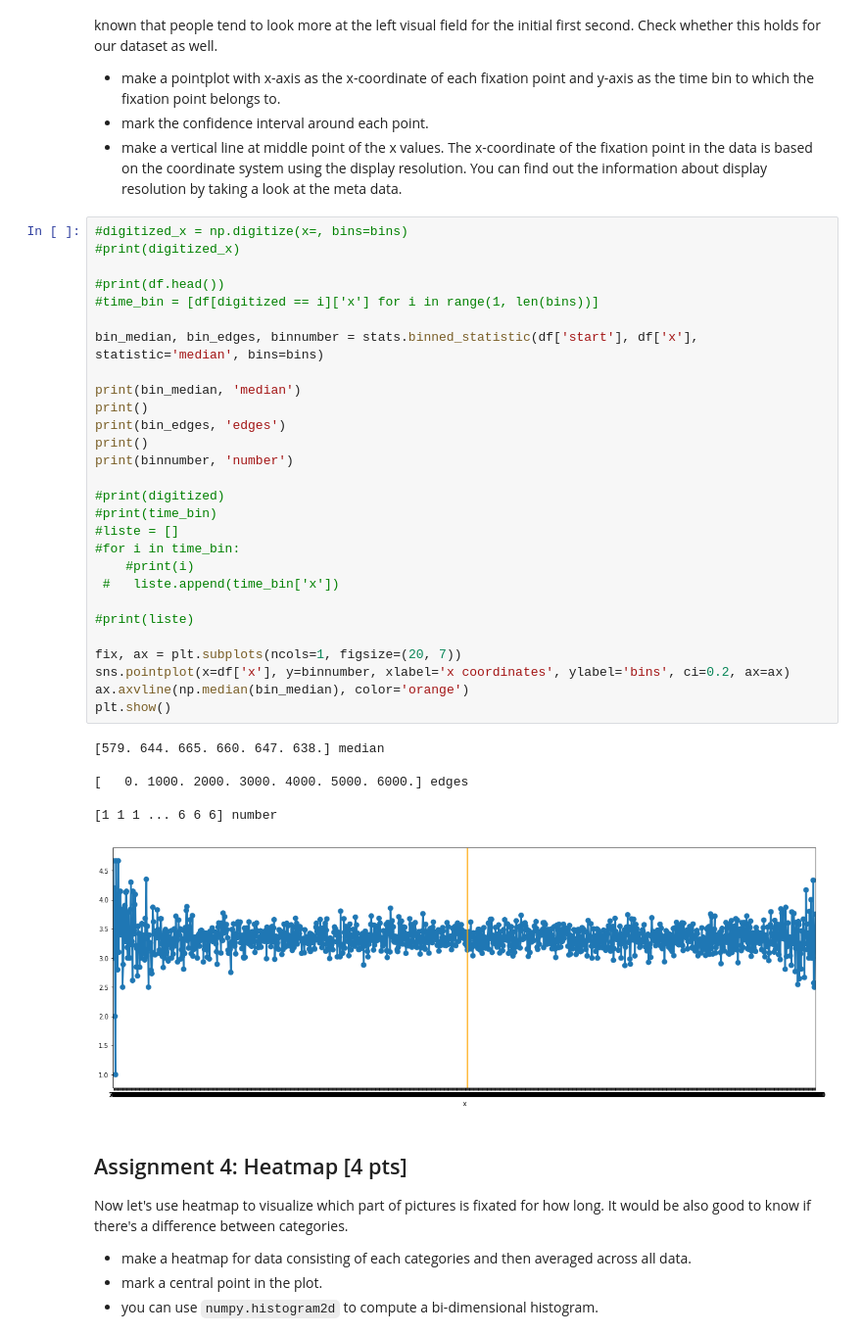
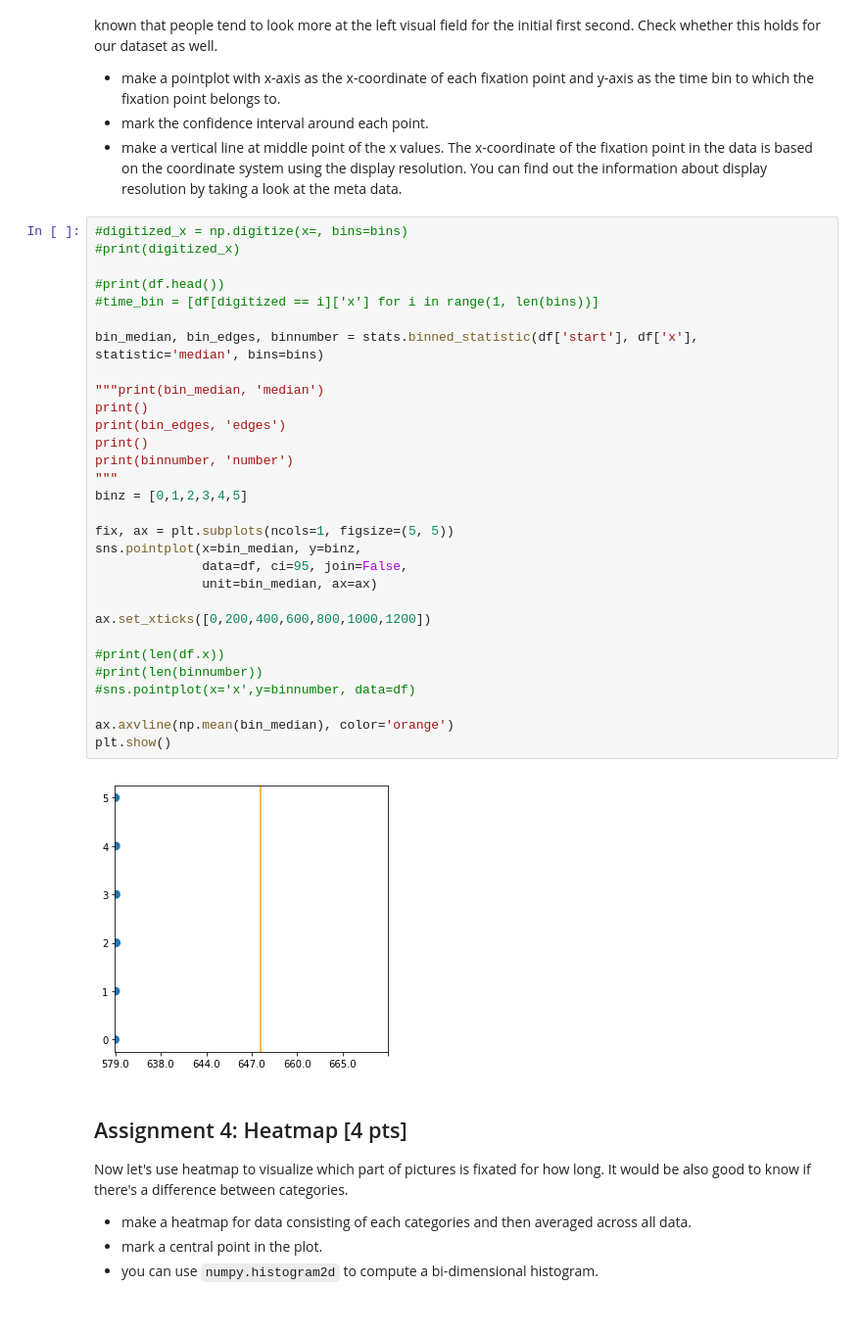
Before and after one commit to NBP-ACC/week-7-acc10, a Jupyter notebook: Sheet05.ipynb, the cells around one changed output. Shown: that part at 98% size. Drawn from its saved outputs; the diff is of its cells as text; blank space fills up the shorter version.

```diff
--- a/Sheet05.ipynb
+++ b/Sheet05.ipynb
@@ -293,38 +292,35 @@ If you took Action & Cognition I, you have probably heard about the leftward bia
 # %%
 #digitized_x = np.digitize(x=, bins=bins)
 #print(digitized_x)
 
 #print(df.head())
 #time_bin = [df[digitized == i]['x'] for i in range(1, len(bins))]
 
 bin_median, bin_edges, binnumber = stats.binned_statistic(df['start'], df['x'], statistic='median', bins=bins)
 
-print(bin_median, 'median')
+"""print(bin_median, 'median')
 print()
 print(bin_edges, 'edges')
 print()
 print(binnumber, 'number')
+"""
+binz = [0,1,2,3,4,5]
 
-#print(digitized)
-#print(time_bin)
-#liste = []
-#for i in time_bin:
-    #print(i)
- #   liste.append(time_bin['x'])
+fix, ax = plt.subplots(ncols=1, figsize=(5, 5))
+sns.pointplot(x=bin_median, y=binz,
+              data=df, ci=95, join=False,
+              unit=bin_median, ax=ax)
 
-#print(liste)
+ax.set_xticks([0,200,400,600,800,1000,1200])
 
-fix, ax = plt.subplots(ncols=1, figsize=(20, 7))
-sns.pointplot(x=df['x'], y=binnumber, xlabel='x coordinates', ylabel='bins', ci=0.2, ax=ax)
-ax.axvline(np.median(bin_median), color='orange')
+#print(len(df.x))
+#print(len(binnumber))
+#sns.pointplot(x='x',y=binnumber, data=df)
+
+ax.axvline(np.mean(bin_median), color='orange')
 plt.show()
 # %% [output]
-[579. 644. 665. 660. 647. 638.] median
-
-[   0. 1000. 2000. 3000. 4000. 5000. 6000.] edges
-
-[1 1 1 ... 6 6 6] number
-[figure, old version]
+[figure, new version]
 # %% [markdown]
 ## Assignment 4: Heatmap [4 pts]
 Now let's use heatmap to visualize which part of pictures is fixated for how long. It would be also good to know if there's a difference between categories.
```
Also changed, not shown: parts of 4 cells of this notebook.
